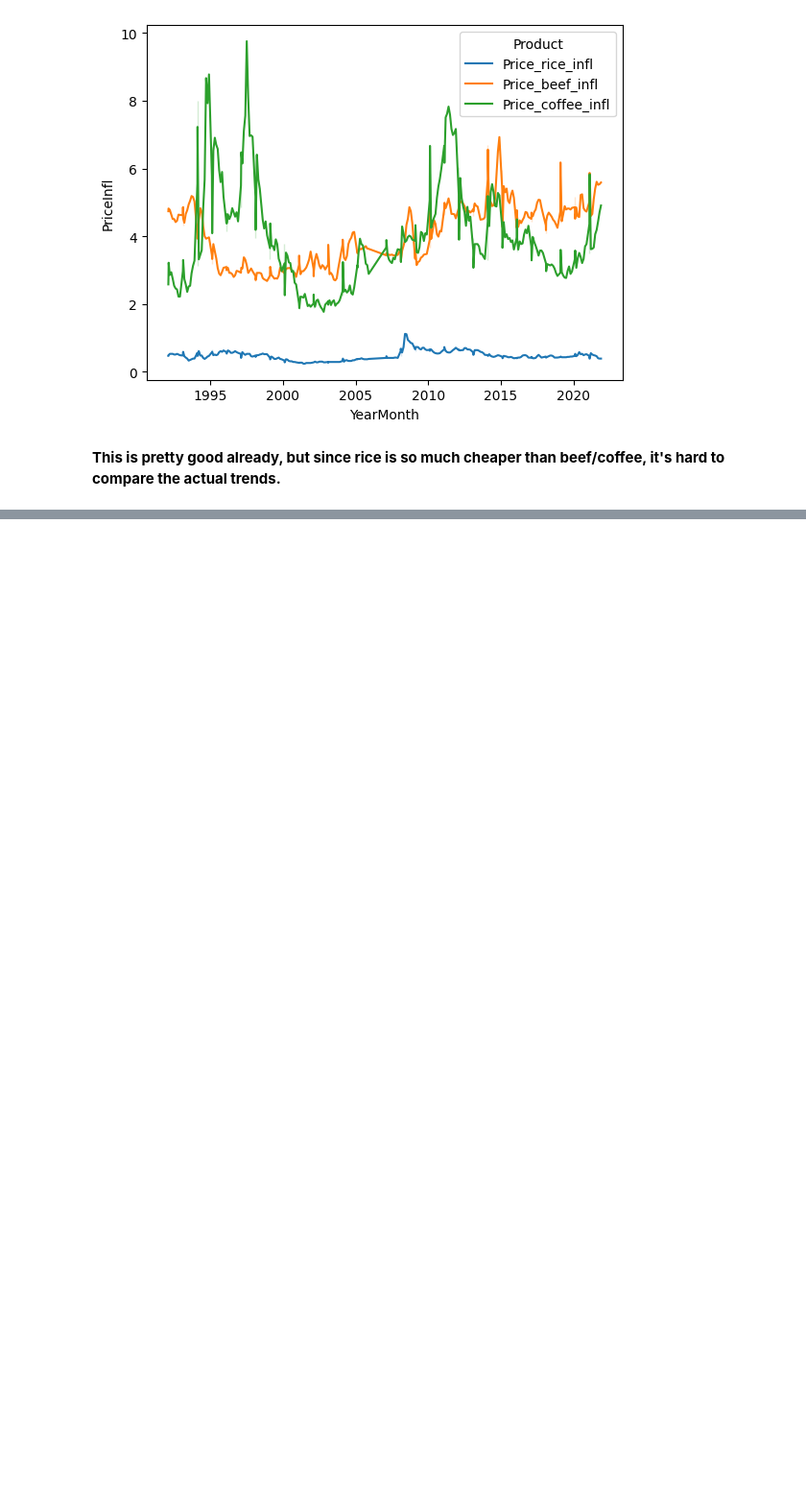
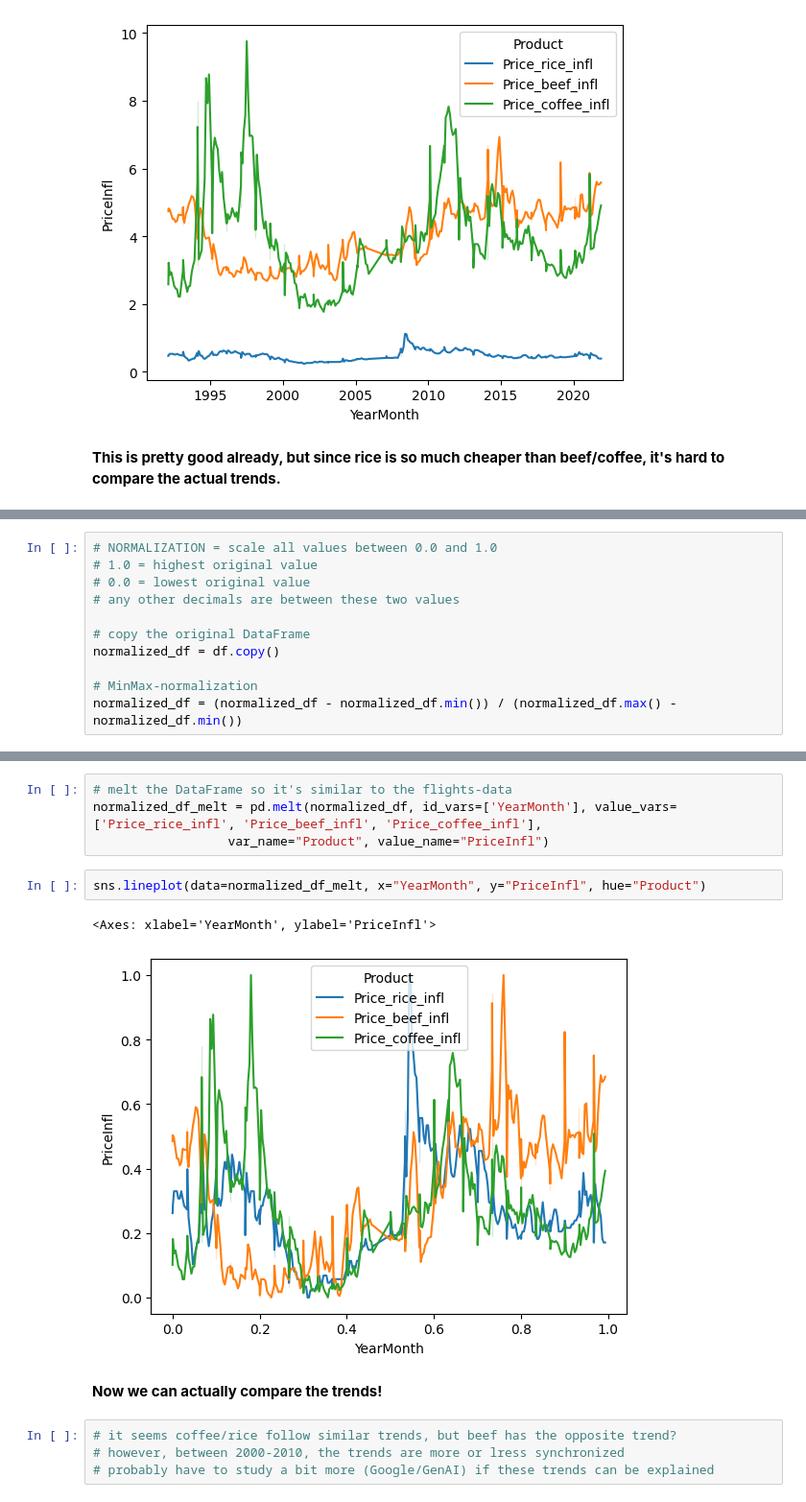
Before and after one commit to tuomasvaltanenLUAS/DataAnalytics2026, a Jupyter notebook: lecture9_data_plot_interpretation/ricebeefcoffee_revisited.ipynb, the cells around one changed output, grey strips where cells are left out. Shown at 96% size. Saved outputs shown, nothing was run; the diff lists cells and outputs as text; blank space fills up the shorter version.

```diff
--- a/lecture9_data_plot_interpretation/ricebeefcoffee_revisited.ipynb
+++ b/lecture9_data_plot_interpretation/ricebeefcoffee_revisited.ipynb
@@ -254,0 +257,11 @@ sns.lineplot(data=df_melt, x="YearMonth", y="PriceInfl", hue="Product")
+# %%
+# NORMALIZATION = scale all values between 0.0 and 1.0
+# 1.0 = highest original value
+# 0.0 = lowest original value
+# any other decimals are between these two values
+
+# copy the original DataFrame
+normalized_df = df.copy()
+
+# MinMax-normalization
+normalized_df = (normalized_df - normalized_df.min()) / (normalized_df.max() - normalized_df.min())
@@ -254,0 +284,15 @@ sns.lineplot(data=df_melt, x="YearMonth", y="PriceInfl", hue="Product")
+# %%
+# melt the DataFrame so it's similar to the flights-data
+normalized_df_melt = pd.melt(normalized_df, id_vars=['YearMonth'], value_vars=['Price_rice_infl', 'Price_beef_infl', 'Price_coffee_infl'],
+                  var_name="Product", value_name="PriceInfl")
+# %%
+sns.lineplot(data=normalized_df_melt, x="YearMonth", y="PriceInfl", hue="Product")
+# %% [output]
+<Axes: xlabel='YearMonth', ylabel='PriceInfl'>
+[figure, added]
+# %% [markdown]
+**Now we can actually compare the trends!**
+# %%
+# it seems coffee/rice follow similar trends, but beef has the opposite trend?
+# however, between 2000-2010, the trends are more or lress synchronized
+# probably have to study a bit more (Google/GenAI) if these trends can be explained
```
Also changed, not shown: parts of 2 cells of this notebook.
